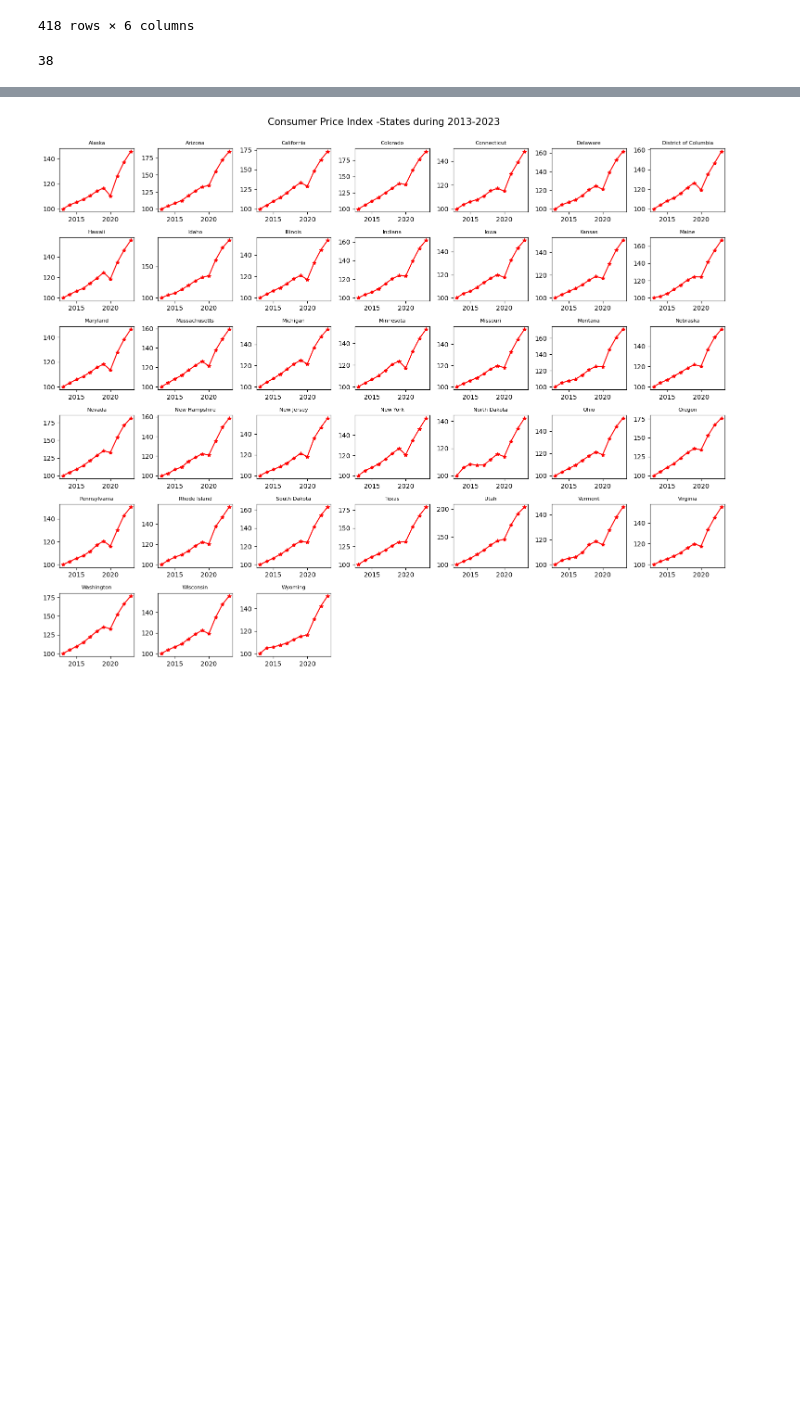
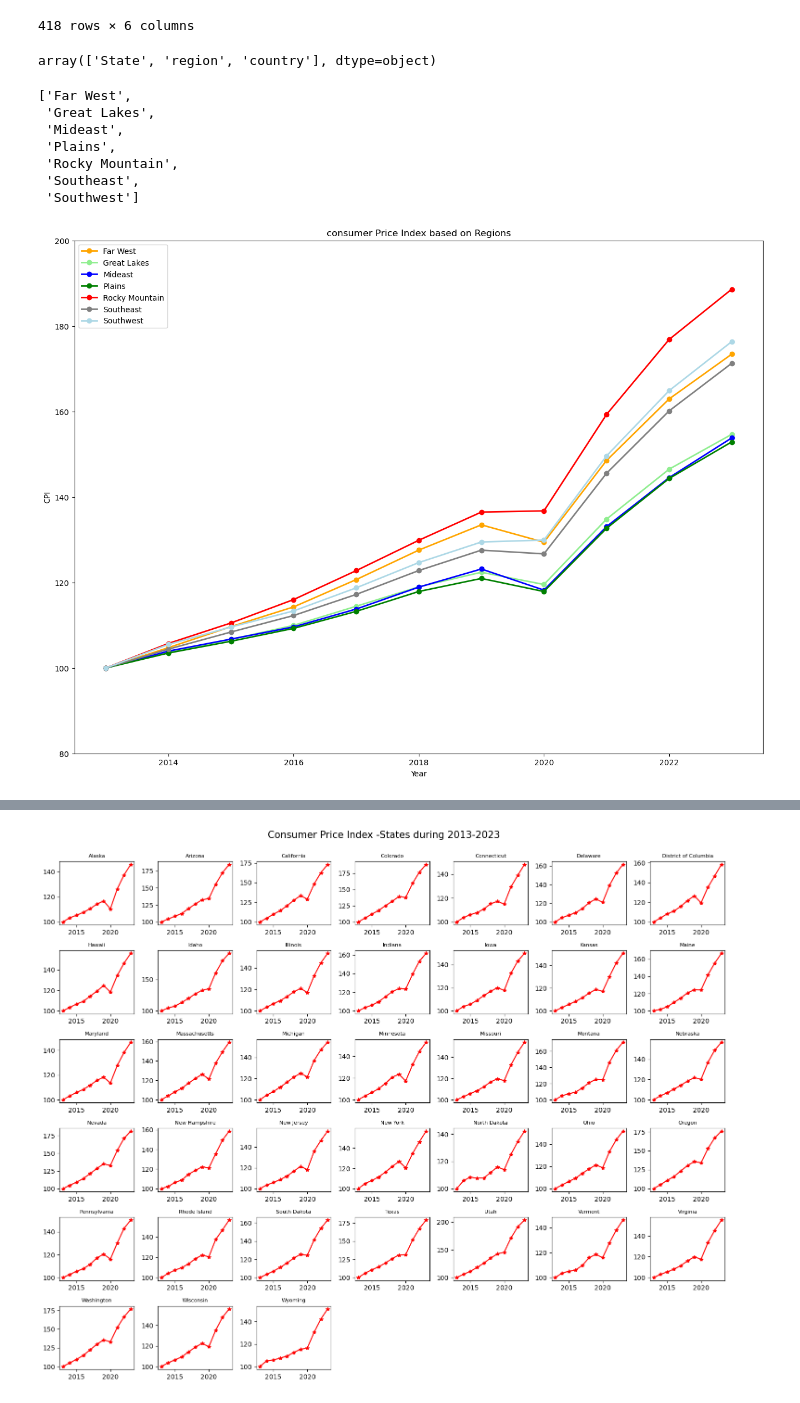
Before and after one commit to OBULI20/nss_capstone, a Jupyter notebook: notebook/Housing.ipynb, the cells around one changed output, grey strips where cells are left out. Saved outputs shown, nothing was run; the diff lists cells and outputs as text; code cells hidden in the pictures; blank space fills up the shorter version.

```diff
--- a/notebook/Housing.ipynb
+++ b/notebook/Housing.ipynb
@@ -811,7 +810,36 @@ cpi5
 | 599 | Wyoming | State | 2022 | 30606.3 | 21489.8 | 142.42 |
 | 659 | Wyoming | State | 2023 | 32534.4 | 21489.8 | 151.39 |
 418 rows × 6 columns
+# %%
+cpi_2.Region.unique()
+# %% [output]
+array(['State', 'region', 'country'], dtype=object)
 # %%
-cpi5.name.nunique()
+cpi7=cpi_2[cpi_2['Region']=='region']
+cpi7
+region_list=cpi7.name.unique().tolist()
+region_list
 # %% [output]
-38
+['Far West',
+ 'Great Lakes',
+ 'Mideast',
+ 'Plains',
+ 'Rocky Mountain',
+ 'Southeast',
+ 'Southwest']
+# %%
+plt.figure(figsize=(16,12))
+plt.ylim(80, 200)
+color_list=['orange','lightgreen','blue','green','red','grey','lightblue']
+for i in  range(len(region_list)) :
+        plt.plot(cpi7[cpi7['name']==region_list[i]]['Year'],cpi7[cpi7['name']==region_list[i]]['cpi'],color=color_list[i], marker='o', linestyle='-', linewidth=2, label=region_list[i])
+
+
+
+plt.title('consumer Price Index based on Regions')
+plt.xlabel('Year')
+plt.ylabel('CPI')
+plt.legend()
+plt.show()
+# %% [output]
+[figure, added]
```
Also changed, not shown: parts of 8 cells of this notebook, 1 other file.
